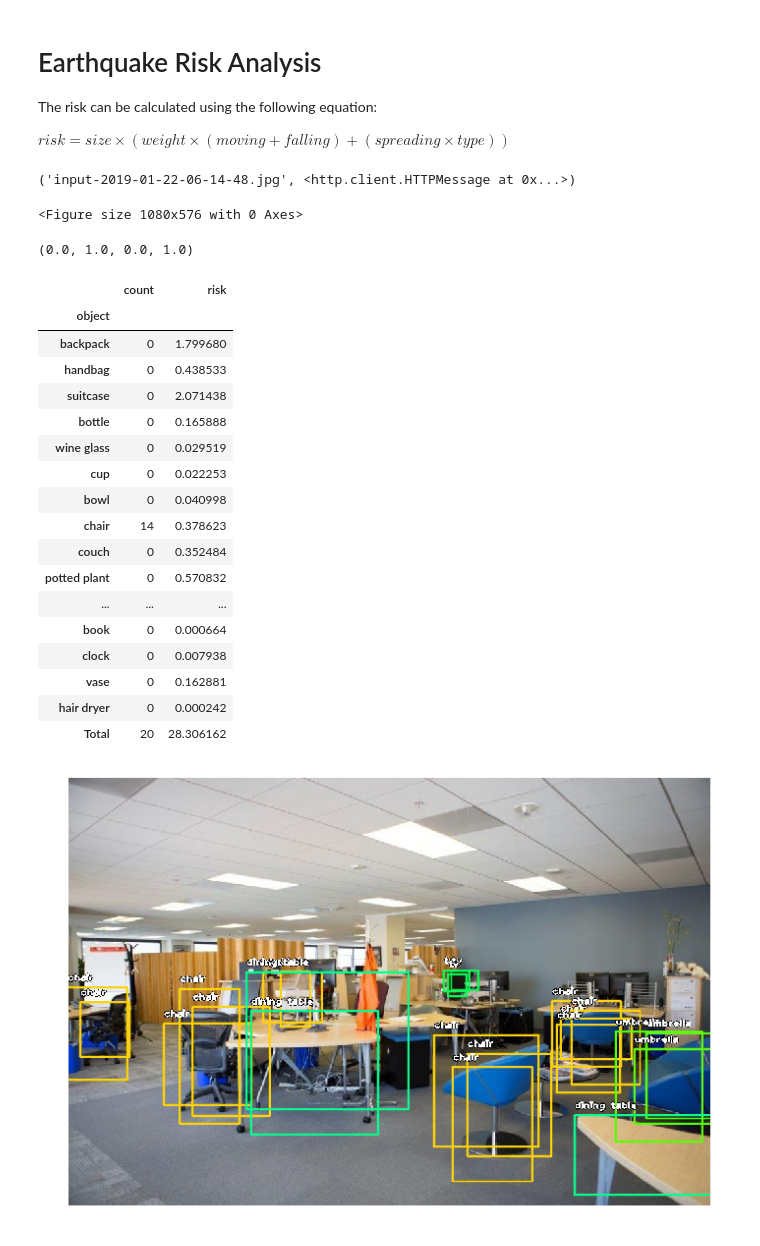
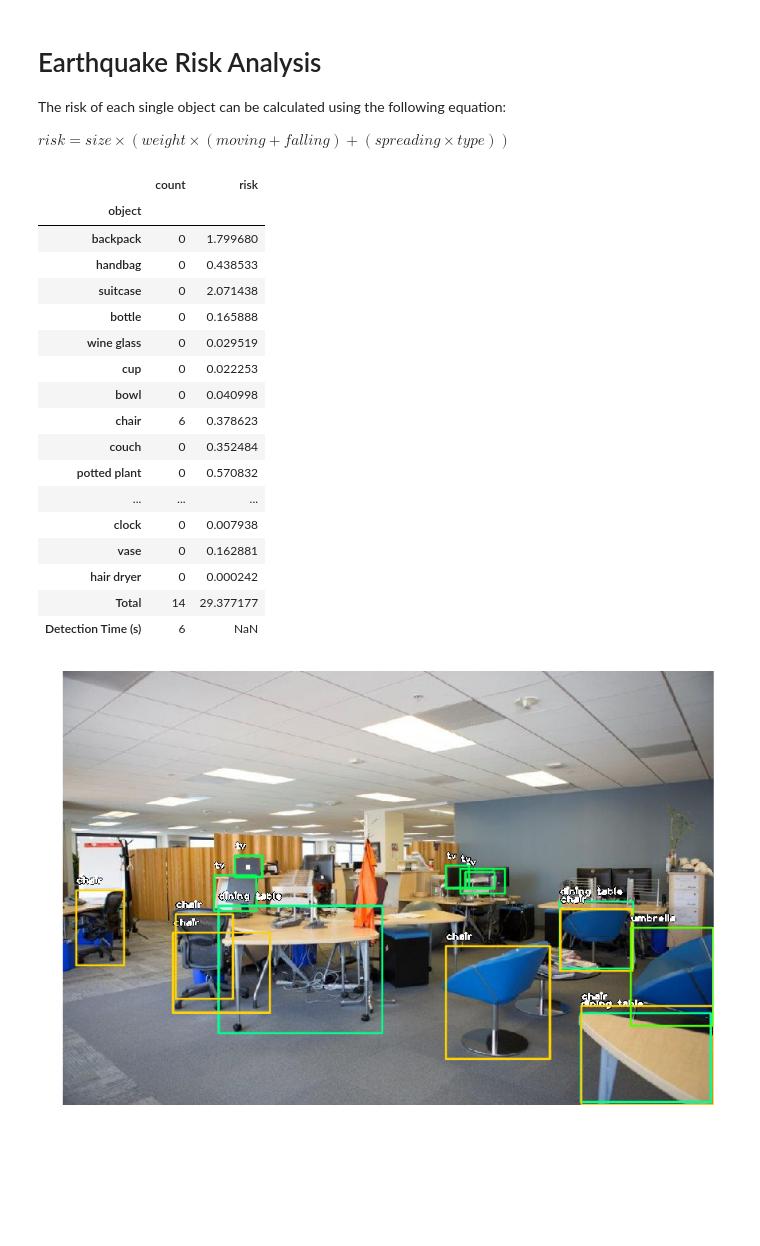
Before and after one commit to sinamedialab/earthquakesmartspace, a Jupyter notebook: risk_measurement.ipynb, the cells around one changed output. Cells and saved outputs as stored; diff of their text form; code cells hidden in the pictures; blank space fills up the shorter version.

Commit message:
Improved results by changing detector to Yolo and mpp=20

```diff
--- a/risk_measurement.ipynb
+++ b/risk_measurement.ipynb
@@ -3,12 +3,13 @@
 # %% [markdown]
 # Earthquake Risk Analysis
 
-The risk can be calculated using the following equation:
+The risk of each single object can be calculated using the following equation:
 
 $risk = size \times (weight \times (moving +  falling) +  (spreading \times type))$
 # %%
 import sys
 import os
+import time
 import datetime
 import numpy as np
 import pandas as pd
@@ -18,10 +19,6 @@ import matplotlib.image as mpimg
 import cv2
 import urllib.request
 from urllib.request import urlretrieve
-
-#Display all outputs
-from IPython.core.interactiveshell import InteractiveShell
-InteractiveShell.ast_node_interactivity = "all"
 
 #Downloader settings
 opener=urllib.request.build_opener()
@@ -39,11 +36,19 @@ if not('imageai' in sys.modules):
 from imageai.Detection import ObjectDetection
 
 #Download detector if not exist
-detector_url = 'https://github.com/fizyr/keras-retinanet/releases/download/0.5.0/resnet50_coco_best_v2.1.0.h5'
-detector_name = 'detetor.h5'
+resnet50_coco_best_url = 'https://github.com/fizyr/keras-retinanet/releases/download/0.5.0/resnet50_coco_best_v2.1.0.h5'
+yolo_detector_url = 'https://github.com/OlafenwaMoses/ImageAI/releases/download/1.0/yolo.h5'
+yolo_tiny_url = 'https://github.com/OlafenwaMoses/ImageAI/releases/download/1.0/yolo-tiny.h5'
+
+detector_models = {'resnet50_coco_best.h5': resnet50_coco_best_url,
+                   'yolo.h5':yolo_detector_url,
+                   'yolo-tiny.h5':yolo_tiny_url
+                  }
+
+detector_name = 'yolo.h5'
 exists = os.path.isfile(detector_name)
 if not(exists):
-  urlretrieve(detector_url,detector_name)
+  urlretrieve(detector_models[detector_name],detector_name)
 
 #Download risk featutre for known objects if not exist
 risk_url = 'https://raw.githubusercontent.com/sinamedialab/earthquakesmartspace/master/object_risk.csv'
@@ -58,6 +63,7 @@ execution_path = os.getcwd()
 
 #Set your own image file url
 img_url = 'https://media.glassdoor.com/l/a1/65/ab/b0/our-office.jpg'
+#img_url = 'http://dreamstop.com/wp-content/uploads/2013/07/office-dream-meaning.jpeg'
 img_ext = '.jpg'
 input_img_name = 'input-'+now+img_ext
 
@@ -69,18 +75,28 @@ detector_model = detector_name
 #Object detector settings
 input_image_path = os.path.join(execution_path , input_image)
 output_image_path=os.path.join(execution_path , 'input-'+now+'-detected'+img_ext)
-mpp=40
+mpp=20
 detector = ObjectDetection()
-detector.setModelTypeAsRetinaNet()
+if (detector_name == 'yolo.h5'):
+  detector.setModelTypeAsYOLOv3()
+elif(detector_name == 'yolo-tiny.h5'):
+  detector.setModelTypeAsTinyYOLOv3()
+else:
+  detector.setModelTypeAsRetinaNet()
+
+
 detector.setModelPath( os.path.join(execution_path , detector_model))
 detector.loadModel()
 
 #Run object detection on input_image and save result as out_image
+start_time = time.time()
 detections = detector.detectObjectsFromImage(input_image=input_image_path,
                                              output_image_path=output_image_path,
                                              display_percentage_probability=False,
                                              display_object_name=True,
                                              minimum_percentage_probability=mpp)
+elapsed_time_secs = round(time.time() - start_time)
+
 
 # Risk calculation equation
 def risk_calc(obj):
@@ -121,7 +137,7 @@ for eachObject in detections:
 
 
 #Display results
-plt.figure(figsize = (15,8))
+plt.figure(figsize = (15,10))
 plt.axis('off')
 img = mpimg.imread(output_image_path)
 imgplot = plt.imshow(img)
@@ -132,41 +148,39 @@ if len(report_df)>0:
   if ('Total' in report_df.index):
     report_df.drop(['Total'], axis = 0, inplace = True)
   report_df.loc['Total', 'count'] = report_df['count'].sum()
+  report_df.loc['Total', 'risk'] = (report_df.apply(lambda row: row['count']*row['risk'], axis = 1)).sum()
+  report_df.loc['Detection Time (s)', 'count'] = elapsed_time_secs;
   report_df['count'] = report_df['count'].astype(np.int32)
-  report_df.loc['Total', 'risk'] = (report_df.apply(lambda row: row['count']*row['risk'], axis = 1)).sum()
   report_file = input_image+"-" + now + '-report.csv'
   report_df.to_csv(report_file)
 
 #Prepare report for objects WITHOUT risk features
 if len(report_no_risk_object_df)>0:
   if ('Total' in report_no_risk_object_df.index):
     report_no_risk_object_df.drop(['Total'], axis = 0, inplace = True)
   report_no_risk_object_df.loc['Total', 'count'] = report_no_risk_object_df['count'].sum()
   report_no_risk_object_df['count'] = report_no_risk_object_df['count'].astype(np.int32)
   report_file = input_image+"-" + now + '-no-risk-report.csv'
   report_no_risk_object_df.to_csv(report_file)
 
 report_df
 # %% [output]
-('input-2019-01-22-06-14-48.jpg', <http.client.HTTPMessage at 0x...>)
-<Figure size 1080x576 with 0 Axes>
-(0.0, 1.0, 0.0, 1.0)
 |  | count | risk |
 | object |  |  |
 | backpack | 0 | 1.799680 |
 | handbag | 0 | 0.438533 |
 | suitcase | 0 | 2.071438 |
 | bottle | 0 | 0.165888 |
 | wine glass | 0 | 0.029519 |
 | cup | 0 | 0.022253 |
 | bowl | 0 | 0.040998 |
-| chair | 14 | 0.378623 |
+| chair | 6 | 0.378623 |
 | couch | 0 | 0.352484 |
 | potted plant | 0 | 0.570832 |
 | ... | ... | ... |
-| book | 0 | 0.000664 |
 | clock | 0 | 0.007938 |
 | vase | 0 | 0.162881 |
 | hair dryer | 0 | 0.000242 |
-| Total | 20 | 28.306162 |
+| Total | 14 | 29.377177 |
+| Detection Time (s) | 6 | NaN |
-[figure, old version]
+[figure, new version]
```
